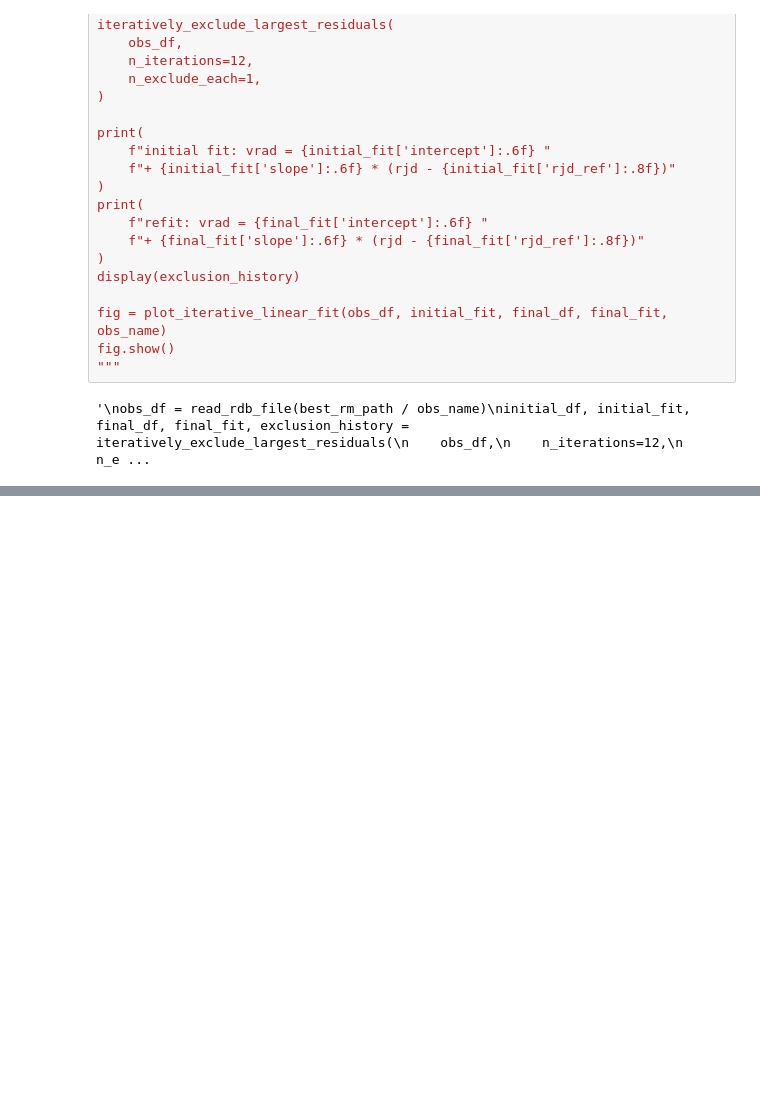
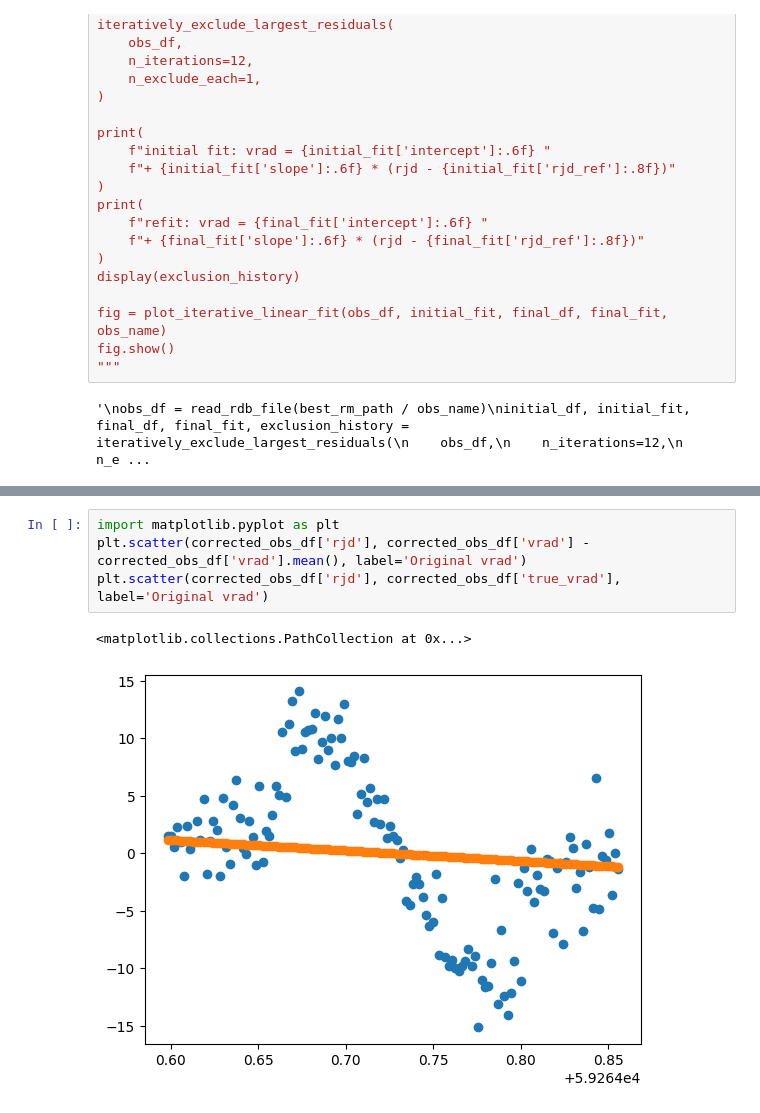
Before and after one commit to vadibekyan/RV_from_RM, a Jupyter notebook: best_rm_preprocessing.ipynb, the cells around one changed output, grey strips where cells are left out. Drawn from its saved outputs; the diff is of its cells as text; blank space fills up the shorter version.

```diff
--- a/best_rm_preprocessing.ipynb
+++ b/best_rm_preprocessing.ipynb
@@ -510,0 +507,7 @@ mean-centered linear model true_vrad mean = 2.083333e-04
+# %%
+import matplotlib.pyplot as plt
+plt.scatter(corrected_obs_df['rjd'], corrected_obs_df['vrad'] - corrected_obs_df['vrad'].mean(), label='Original vrad')
+plt.scatter(corrected_obs_df['rjd'], corrected_obs_df['true_vrad'], label='Original vrad')
+# %% [output]
+<matplotlib.collections.PathCollection at 0x...>
+[figure, added]
```
Also changed, not shown: parts of 4 cells of this notebook, 58 other files.
